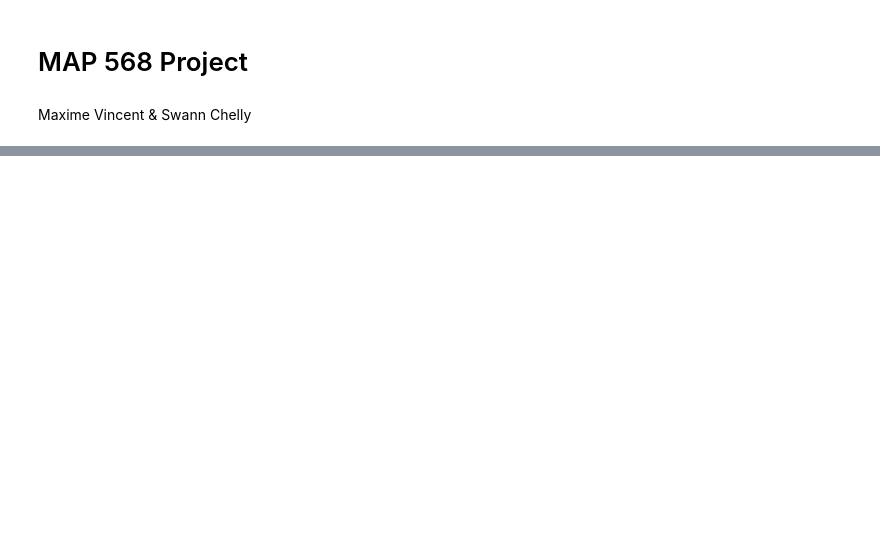
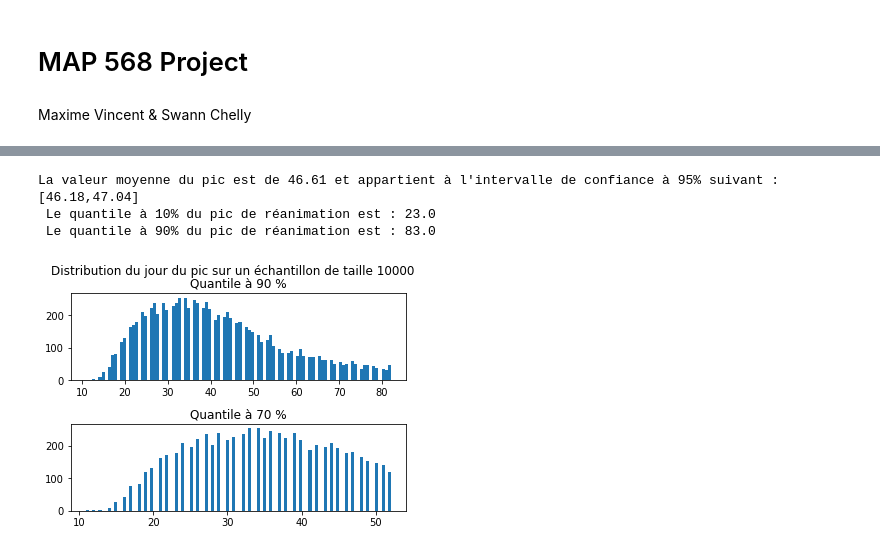
Before and after one commit to SwannChelly/MAP568, a Jupyter notebook: src/Project.ipynb, the cells around one changed output, grey strips where cells are left out. Saved outputs shown, nothing was run; the diff lists cells and outputs as text; code cells hidden in the pictures; blank space fills up the shorter version.

```diff
--- a/src/Project.ipynb
+++ b/src/Project.ipynb
@@ -142,0 +185,26 @@ La valeur moyenne du pic est de 903.634532634414 et appartient à l'intervalle d
+# %%
+# Loi de la date de l'épidémie.
+
+mean_day = np.mean(peak_day)
+var_day  = np.var(peak_day)
+q_10_day = np.quantile(peak_day, 0.1, axis = None)
+q_70_day = np.quantile(peak_day, 0.7, axis = None)
+q_90_day = np.quantile(peak_day, 0.9, axis = None)
+print(f"La valeur moyenne du pic est de {round(mean_day,2)} et appartient à l'intervalle de confiance à 95% suivant : [{max(0,round(mean_day-1.96*np.sqrt(var_day/M),2))},{round(mean_day+1.96*np.sqrt(var_day/M),2)}] ")
+print(f" Le quantile à 10% du pic de réanimation est : {q_10_day}")
+print(f" Le quantile à 90% du pic de réanimation est : {q_90_day}")
+
+# Compte tenu de la valeur du quantile à 90% nous tronquons donc la liste par soucis de visibilité.
+
+fig, axs = plt.subplots(2)
+fig.suptitle(f"Distribution du jour du pic sur un échantillon de taille {M}")
+axs[0].hist([day for day in peak_day if day < q_90_day], bins = 100)
+axs[0].set_title('Quantile à 90 %')
+axs[1].hist([day for day in peak_day if day < q_70_day], bins = 100)
+axs[1].set_title('Quantile à 70 %')
+plt.subplots_adjust(hspace=0.5)
+# %% [output]
+La valeur moyenne du pic est de 46.61 et appartient à l'intervalle de confiance à 95% suivant : [46.18,47.04]
+ Le quantile à 10% du pic de réanimation est : 23.0
+ Le quantile à 90% du pic de réanimation est : 83.0
+[figure, added]
```
Also changed, not shown: parts of 7 cells of this notebook.
